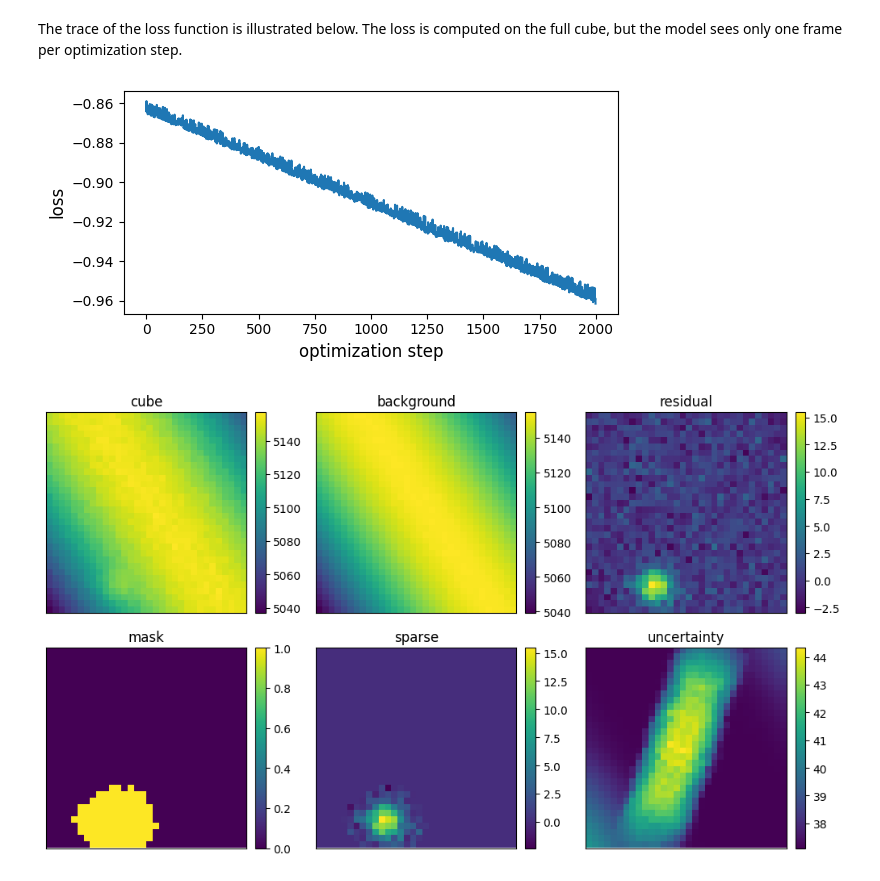
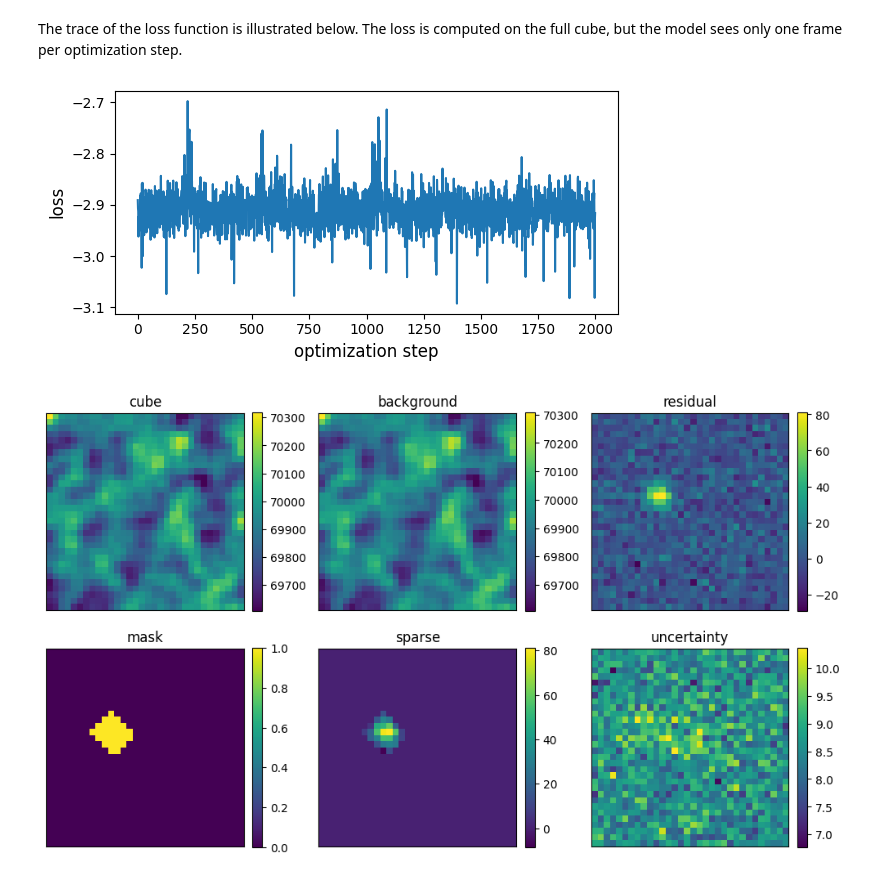
Before and after one commit to astronasutarou/comicsnet, a Jupyter notebook: notebook/tutorial_BasisAE.ipynb, the cells around one changed output. Saved outputs shown, nothing was run; the diff lists cells and outputs as text; code cells hidden in the pictures.

Commit message:
update basisAE

```diff
--- a/notebook/tutorial_BasisAE.ipynb
+++ b/notebook/tutorial_BasisAE.ipynb
@@ -79,0 +22,3 @@ plt.show()
+# %%
+cube = fits.open('../data/demo.fits')[0].data
+nz, ny, nx = cube.shape
@@ -84,20 +43,22 @@ The model learns detector-fixed basis images and frame-wise
 coefficients.
 # %%
 config = Config(
-    outer_steps=100,
-    inner_steps=200,
+    outer_steps=5,
+    inner_steps=20000,
     learning_rate=1.0e-4,
     beta=1.0e-4,
     threshold_sigma=2.0,
+    erosion_size=3,
+    dilation_size=5,
     seed=1,
 )
 
 model_key = jax.random.PRNGKey(2)
 model = BasisAE(
     frame_shape=(ny, nx),
-    basis_dim=3,
-    hidden_dim=4,
-    latent_dim=8,
+    basis_dim=1,
+    hidden_dim=8,
+    latent_dim=4,
     key=model_key,
 )
 
@@ -115,28 +76,28 @@ ax.set_ylabel('loss', fontsize=12)
 fig.tight_layout()
 plt.show()
 # %% [output]
-[figure, old version]
+[figure, new version]
 # %%
-frame_index = 4
+frame_index = 40
 
 fig, axes = plt.subplots(2, 3, figsize=(10, 6))
 items = [
     ('cube', cube[frame_index]),
     ('background', result.background[frame_index]),
     ('residual', result.residual[frame_index]),
     ('mask', result.mask[frame_index]),
     ('sparse', result.sparse[frame_index]),
     ('uncertainty', result.uncertainty[frame_index]),
 ]
 
 for axis, (title, image) in zip(axes.ravel(), items):
     handle = axis.imshow(image, origin='lower', cmap='viridis')
     axis.set_title(title)
     axis.set_xticks([])
     axis.set_yticks([])
     fig.colorbar(handle, ax=axis, fraction=0.046, pad=0.04)
 
 fig.tight_layout()
 plt.show()
 # %% [output]
-[figure, old version]
+[figure, new version]
```
Also changed, not shown: parts of 6 cells of this notebook.
